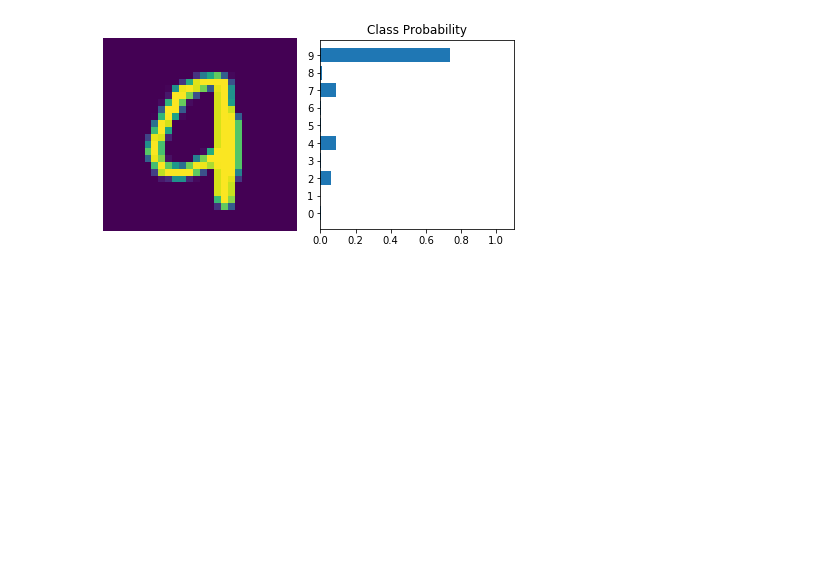
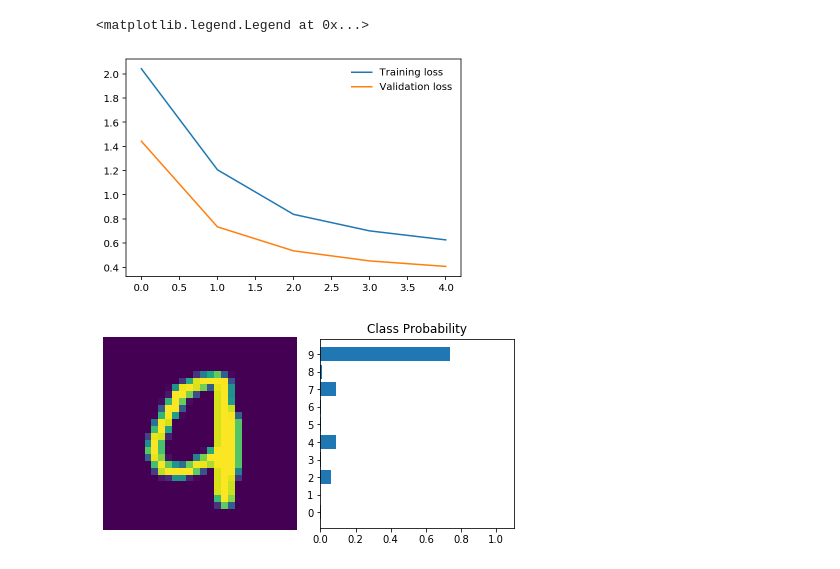
Before and after one commit to ktselvi/neural-networks, a Jupyter notebook: PyTorch_exercises/Lesson5-BackPropagation.ipynb, the cells around one changed output. Saved outputs shown, nothing was run; the diff lists cells and outputs as text; code cells hidden in the pictures; blank space fills up the shorter version.

```diff
--- a/PyTorch_exercises/Lesson5-BackPropagation.ipynb
+++ b/PyTorch_exercises/Lesson5-BackPropagation.ipynb
@@ -12,6 +12,9 @@ transform = transforms.Compose([transforms.ToTensor(),
 # Download and load the training data
 trainset = datasets.MNIST('~/.pytorch/MNIST_data/', download=True, train=True, transform=transform)
 trainloader = torch.utils.data.DataLoader(trainset, batch_size=64, shuffle=True)
+
+testset = datasets.MNIST('~/.pytorch/MNIST_data/', download=True, train=False, transform=transform)
+testloader = torch.utils.data.DataLoader(testset, batch_size=64, shuffle=True)
 # %%
 # Training network using Cross Entropy loss
 model = nn.Sequential(nn.Linear(784, 128),
@@ -64,14 +67,18 @@ tensor(2.3141, grad_fn=<NllLossBackward>)
 # %%
 # Train the network for real using autograd and optimizer
-model = nn.Sequential(nn.Linear(784, 128),
+model = nn.Sequential(nn.Dropout(0.25),
+                      nn.Linear(784, 128),
                       nn.ReLU(),
+                      nn.Dropout(0.25),
                       nn.Linear(128, 64),
                       nn.ReLU(),
+                      nn.Dropout(0.25),
                       nn.Linear(64, 10),
                       nn.LogSoftmax(dim=1))
 
 criterion = nn.NLLLoss()
 optimizer = optim.SGD(model.parameters(), lr=0.003)
+train_losses, test_losses = [], []
 
 epochs = 5
 for e in range(epochs):
@@ -88,5 +95,22 @@ for e in range(epochs):
 
         running_loss += loss.item()
     else:
-        print(f"Training loss: {running_loss/len(trainloader)}")
+        # Validation
+        with torch.no_grad():
+            model.eval()
+            test_loss = 0
+            for images, labels in testloader:
+                images = images.view(images.shape[0], -1)
+                test_log_prob = model(images)
+                test_loss += criterion(test_log_prob, labels)
+                top_p, top_class = test_log_prob.topk(1, dim=1)
+                equals = top_class == labels.view(*top_class.shape)
+                accuracy = torch.mean(equals.type(torch.FloatTensor))
+                #print(f'Accuracy: {accuracy.item()*100}%')
+        train_losses.append(running_loss/len(trainloader))
+        test_losses.append(test_loss/len(testloader))
+        model.train()
+
+print(train_losses)
+print(test_losses)
 # %% [output]
@@ -98,2 +119,12 @@ Training loss: 0.3853975433880078
+# %%
+%matplotlib inline
+%config InlineBackend.figure_format = 'retina'
+import matplotlib.pyplot as plt
+plt.plot(train_losses, label='Training loss')
+plt.plot(test_losses, label='Validation loss')
+plt.legend(frameon=False)
+# %% [output]
+<matplotlib.legend.Legend at 0x...>
+[figure, added]
 # %%
 # Checking out predictions
```
Also changed, not shown: parts of 6 cells of this notebook, 4 other files.
